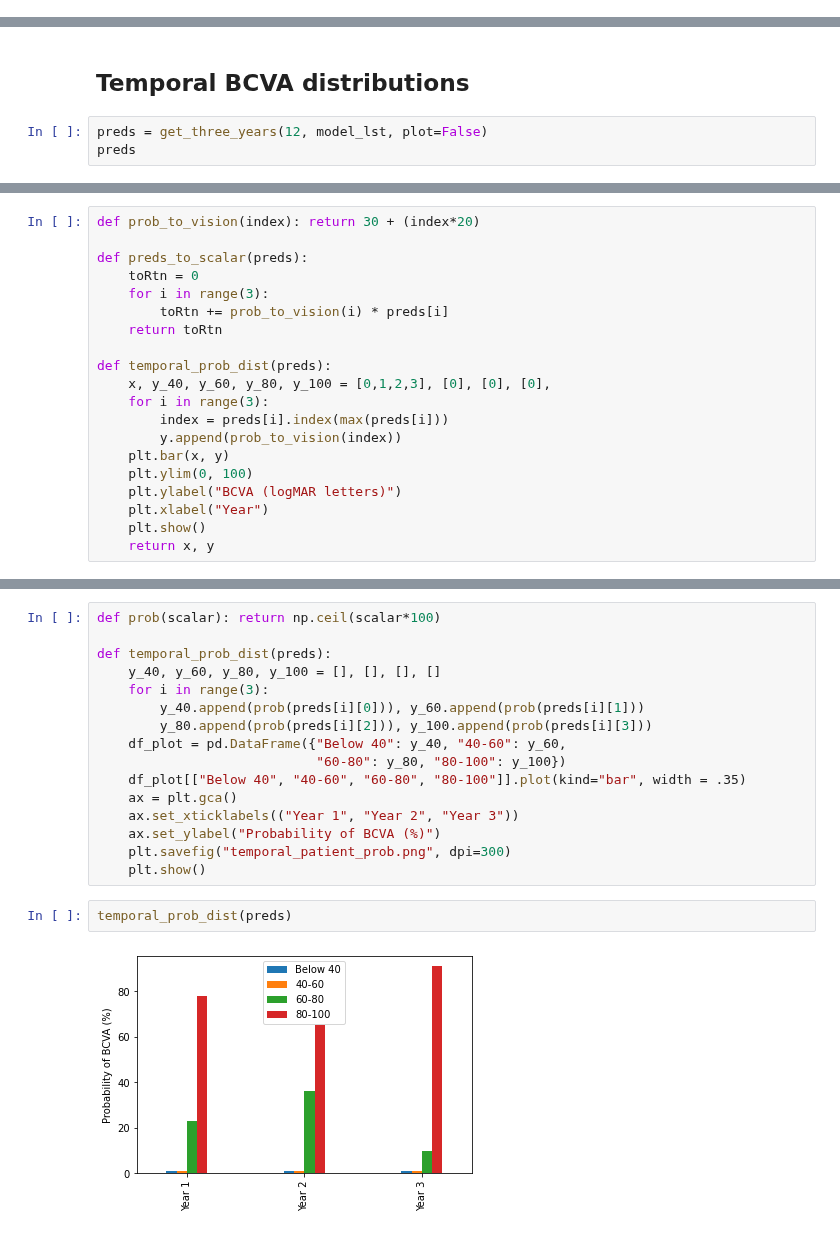
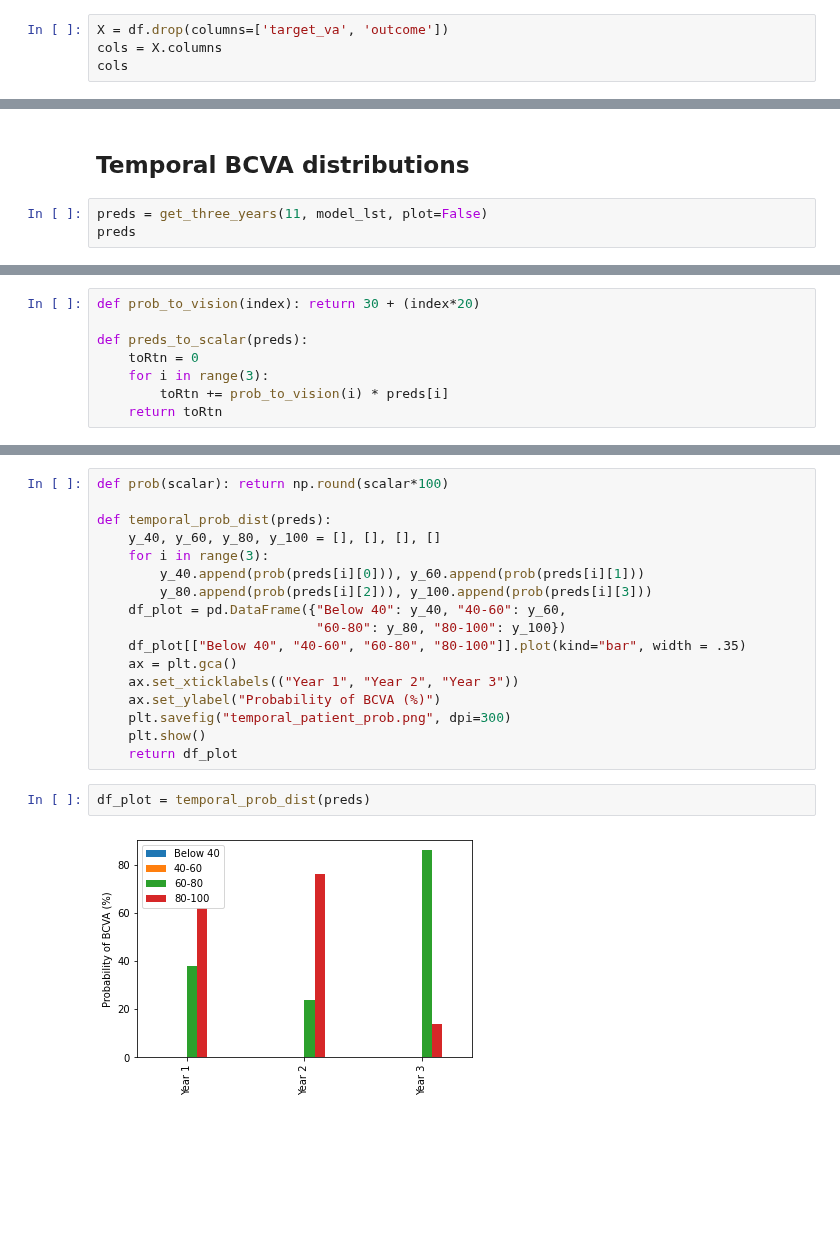
Before and after one commit to charlieoneill11/predicting_vision_paper, a Jupyter notebook: models/MulticlassClassification.ipynb, the cells around one changed output, grey strips where cells are left out. Drawn from its saved outputs; the diff is of its cells as text; blank space fills up the shorter version.

```diff
--- a/models/MulticlassClassification.ipynb
+++ b/models/MulticlassClassification.ipynb
@@ -161,0 +228,4 @@ array([[ 8,  1,  1,  0],
+# %%
+X = df.drop(columns=['target_va', 'outcome'])
+cols = X.columns
+cols
@@ -244,6 +323,6 @@ get_three_years(12, model_lst)
 # %% [markdown]
 ## Temporal BCVA distributions
 # %%
-preds = get_three_years(12, model_lst, plot=False)
+preds = get_three_years(11, model_lst, plot=False)
 preds
 # %% [output]
@@ -271,15 +346,3 @@ def preds_to_scalar(preds):
     for i in range(3):
         toRtn += prob_to_vision(i) * preds[i]
     return toRtn
-
-def temporal_prob_dist(preds):
-    x, y_40, y_60, y_80, y_100 = [0,1,2,3], [0], [0], [0],
-    for i in range(3):
-        index = preds[i].index(max(preds[i]))
-        y.append(prob_to_vision(index))
-    plt.bar(x, y)
-    plt.ylim(0, 100)
-    plt.ylabel("BCVA (logMAR letters)")
-    plt.xlabel("Year")
-    plt.show()
-    return x, y
@@ -286,5 +364,5 @@ def temporal_prob_dist(preds):
 # %%
-def prob(scalar): return np.ceil(scalar*100)
+def prob(scalar): return np.round(scalar*100)
 
 def temporal_prob_dist(preds):
     y_40, y_60, y_80, y_100 = [], [], [], []
@@ -299,7 +377,8 @@ def temporal_prob_dist(preds):
     ax.set_ylabel("Probability of BCVA (%)")
     plt.savefig("temporal_patient_prob.png", dpi=300)
     plt.show()
+    return df_plot
 # %%
-temporal_prob_dist(preds)
+df_plot = temporal_prob_dist(preds)
 # %% [output]
-[figure, old version]
+[figure, new version]
```
Also changed, not shown: parts of 38 cells of this notebook, 54 other files.
